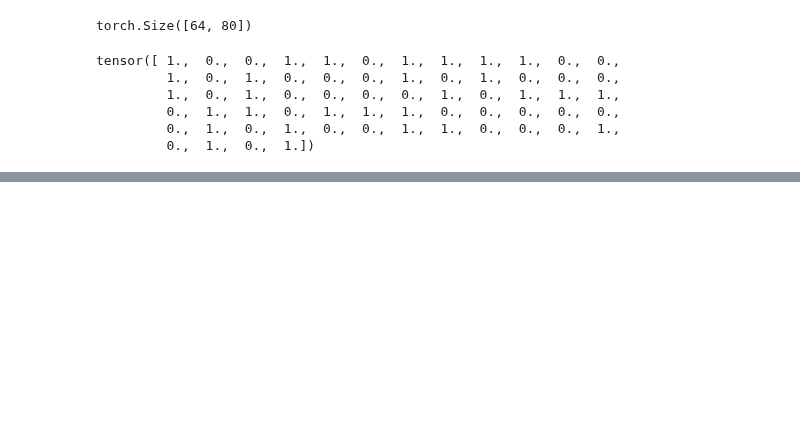
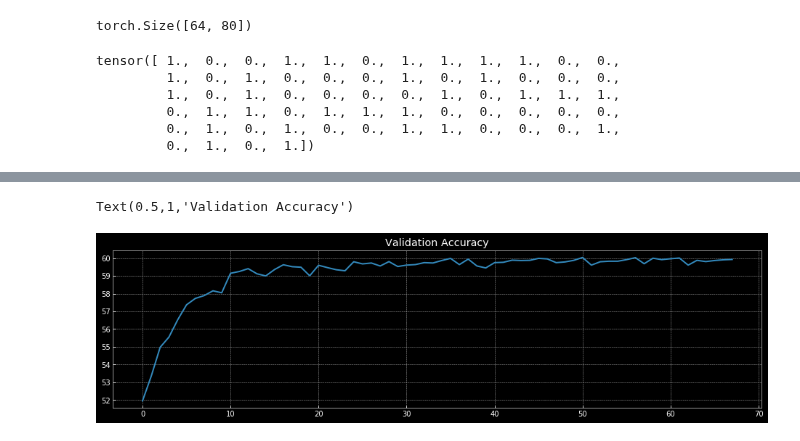
Before and after one commit to Atcold/NYU-DLSP20, a Jupyter notebook: raw/pytorch_regularization.ipynb, the cells around one changed output, grey strips where cells are left out. Saved outputs shown, nothing was run; the diff lists cells and outputs as text; code cells hidden in the pictures; blank space fills up the shorter version.

```diff
--- a/raw/pytorch_regularization.ipynb
+++ b/raw/pytorch_regularization.ipynb
@@ -376,0 +387,6 @@ KeyboardInterrupt:
+# %%
+plt.plot(history_val_acc)
+plt.title('Validation Accuracy')
+# %% [output]
+Text(0.5,1,'Validation Accuracy')
+[figure, added]
```
Also changed, not shown: parts of 17 cells of this notebook.
